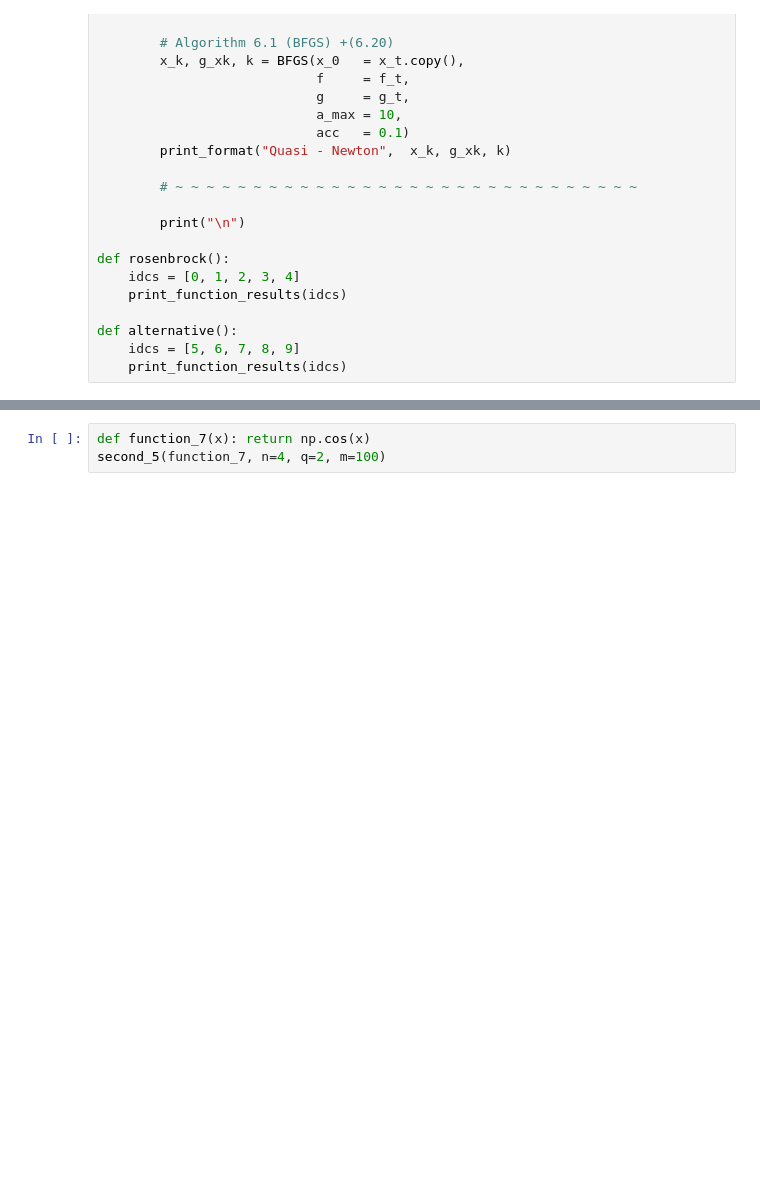
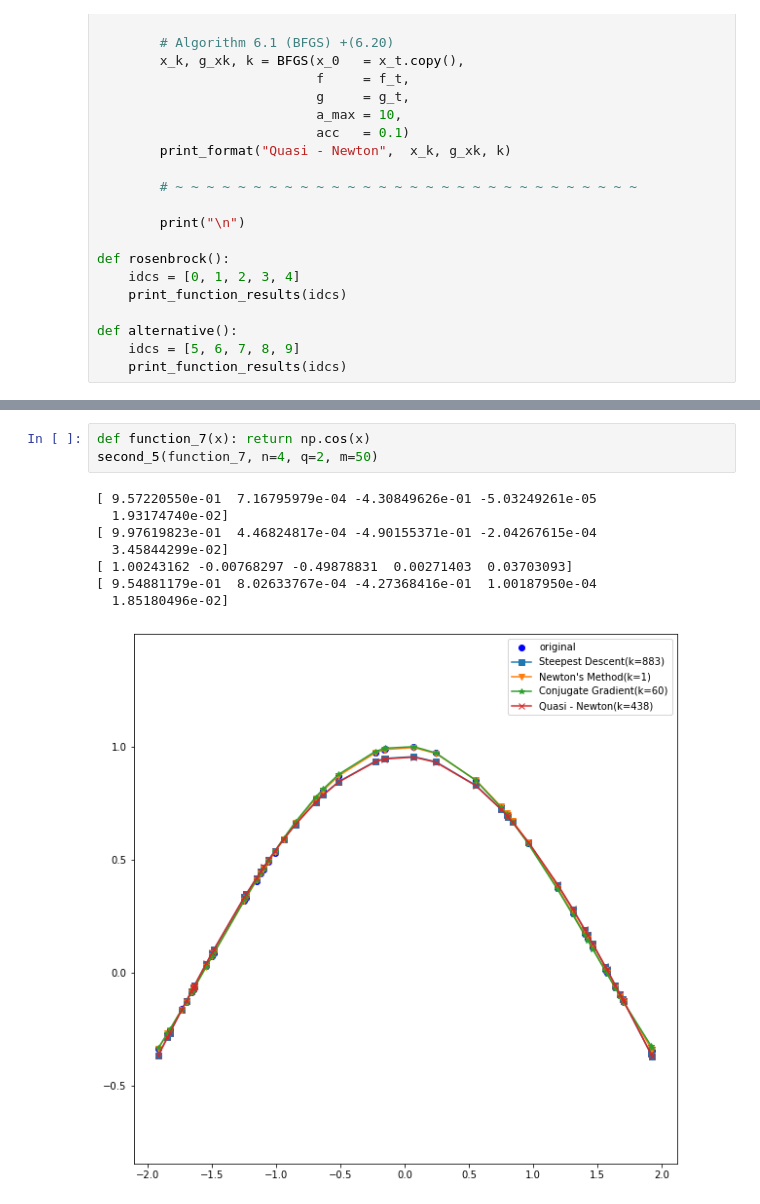
Before and after one commit to NoahPichl/numerical_optimization_phase2, a Jupyter notebook: P1_1_k12013224.ipynb, the cells around one changed output, grey strips where cells are left out. Saved outputs shown, nothing was run; the diff lists cells and outputs as text; blank space fills up the shorter version.

```diff
--- a/P1_1_k12013224.ipynb
+++ b/P1_1_k12013224.ipynb
@@ -719,5 +736,14 @@ ValueError: array must not contain infs or NaNs
 # %%
 def function_7(x): return np.cos(x)
-second_5(function_7, n=4, q=2, m=100)
+second_5(function_7, n=4, q=2, m=50)
+# %% [output]
+[ 9.57220550e-01  7.16795979e-04 -4.30849626e-01 -5.03249261e-05
+  1.93174740e-02]
+[ 9.97619823e-01  4.46824817e-04 -4.90155371e-01 -2.04267615e-04
+  3.45844299e-02]
+[ 1.00243162 -0.00768297 -0.49878831  0.00271403  0.03703093]
+[ 9.54881179e-01  8.02633767e-04 -4.27368416e-01  1.00187950e-04
+  1.85180496e-02]
+[figure, added]
 # %%
 def function_8(x): return 2**x + np.cos(0.5*x)
```
Also changed, not shown: parts of 9 cells of this notebook.
